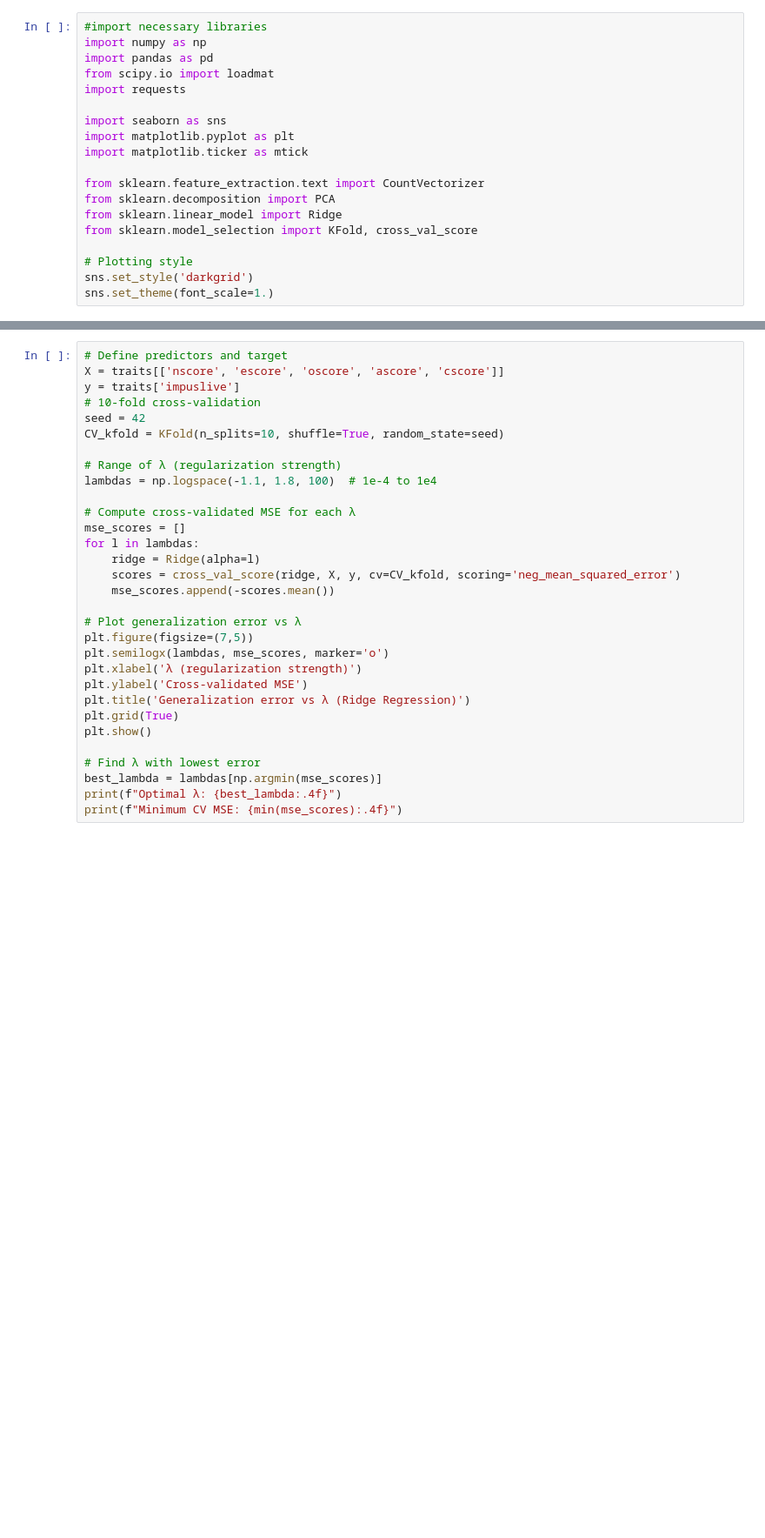
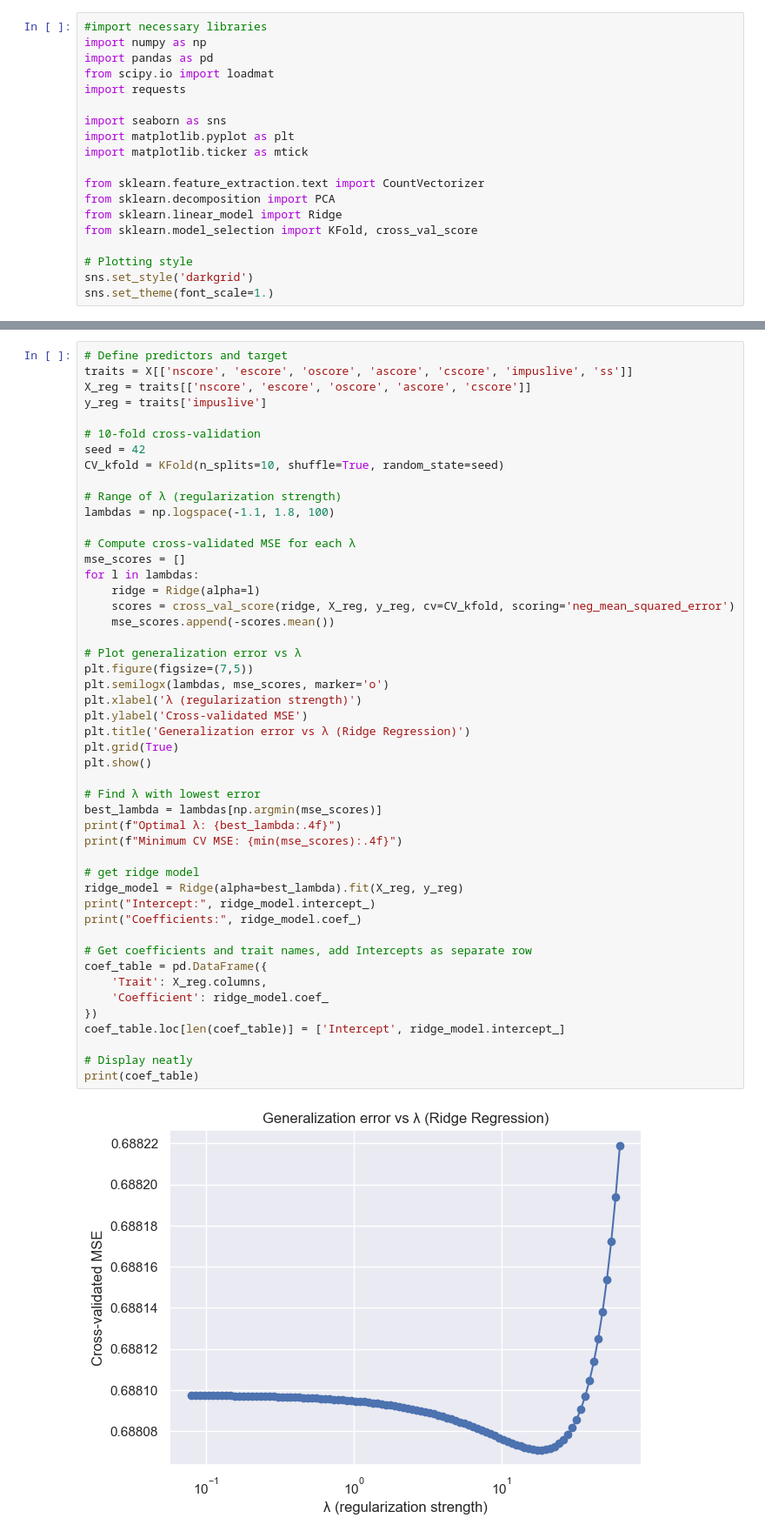
Before and after one commit to joshinsky/machine_learning_group35, a Jupyter notebook: Project_2.ipynb, the cells around one changed output, grey strips where cells are left out. Shown at 87% size. Saved outputs shown, nothing was run; the diff lists cells and outputs as text; blank space fills up the shorter version.

```diff
--- a/Project_2.ipynb
+++ b/Project_2.ipynb
@@ -127,31 +169,50 @@ traits = X[['nscore', 'escore', 'oscore', 'ascore', 'cscore', 'impuslive', 'ss']
 # %%
 # Define predictors and target
-X = traits[['nscore', 'escore', 'oscore', 'ascore', 'cscore']]
-y = traits['impuslive']
+traits = X[['nscore', 'escore', 'oscore', 'ascore', 'cscore', 'impuslive', 'ss']]
+X_reg = traits[['nscore', 'escore', 'oscore', 'ascore', 'cscore']]
+y_reg = traits['impuslive']
+
 # 10-fold cross-validation
 seed = 42
 CV_kfold = KFold(n_splits=10, shuffle=True, random_state=seed)
 
 # Range of λ (regularization strength)
-lambdas = np.logspace(-1.1, 1.8, 100)  # 1e-4 to 1e4
+lambdas = np.logspace(-1.1, 1.8, 100)
 
 # Compute cross-validated MSE for each λ
 mse_scores = []
 for l in lambdas:
     ridge = Ridge(alpha=l)
-    scores = cross_val_score(ridge, X, y, cv=CV_kfold, scoring='neg_mean_squared_error')
+    scores = cross_val_score(ridge, X_reg, y_reg, cv=CV_kfold, scoring='neg_mean_squared_error')
     mse_scores.append(-scores.mean())
 
 # Plot generalization error vs λ
 plt.figure(figsize=(7,5))
 plt.semilogx(lambdas, mse_scores, marker='o')
 plt.xlabel('λ (regularization strength)')
 plt.ylabel('Cross-validated MSE')
 plt.title('Generalization error vs λ (Ridge Regression)')
 plt.grid(True)
 plt.show()
 
 # Find λ with lowest error
 best_lambda = lambdas[np.argmin(mse_scores)]
 print(f"Optimal λ: {best_lambda:.4f}")
 print(f"Minimum CV MSE: {min(mse_scores):.4f}")
+
+# get ridge model
+ridge_model = Ridge(alpha=best_lambda).fit(X_reg, y_reg)
+print("Intercept:", ridge_model.intercept_)
+print("Coefficients:", ridge_model.coef_)
+
+# Get coefficients and trait names, add Intercepts as separate row
+coef_table = pd.DataFrame({
+    'Trait': X_reg.columns,
+    'Coefficient': ridge_model.coef_
+})
+coef_table.loc[len(coef_table)] = ['Intercept', ridge_model.intercept_]
+
+# Display neatly
+print(coef_table)
+# %% [output]
+[figure, added]
```
Also changed, not shown: parts of 9 cells of this notebook.
